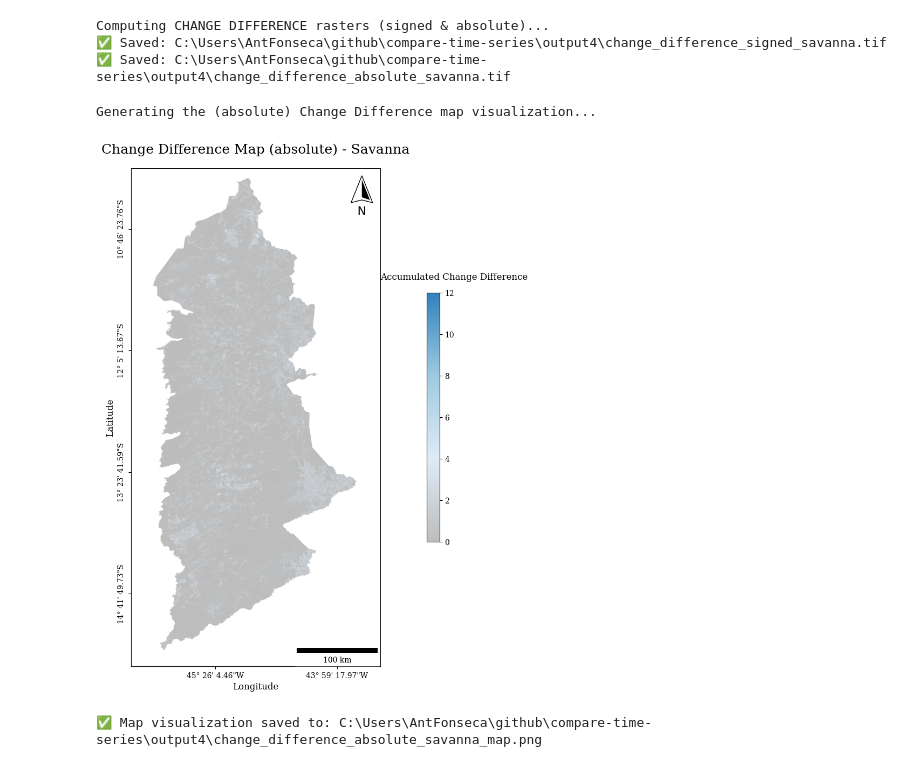
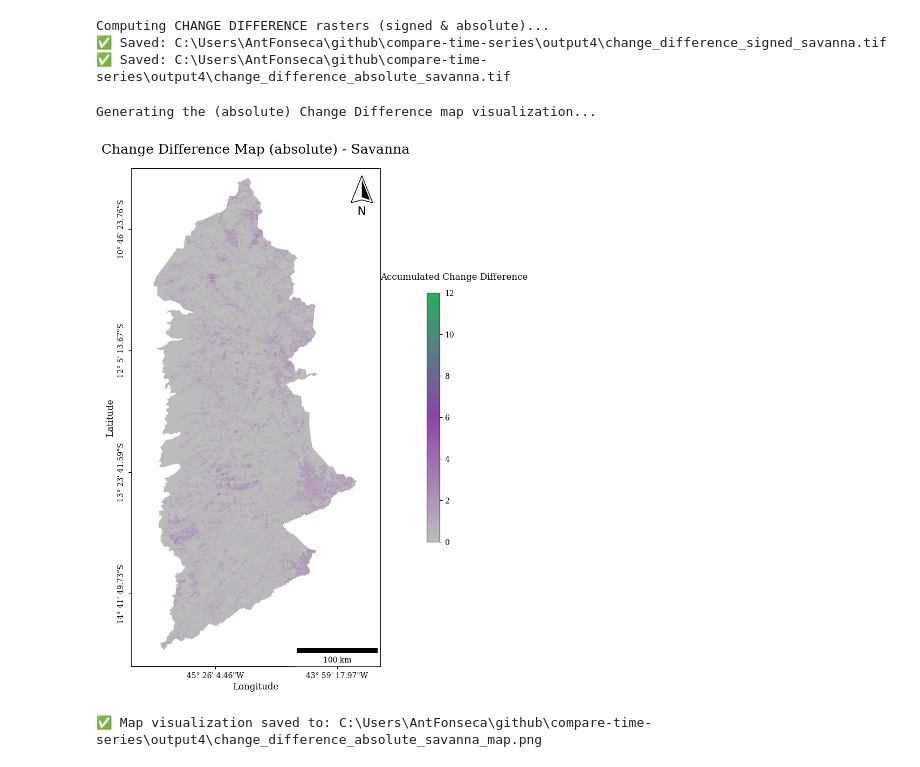
Before and after one commit to antoniovfonseca/compare-time-series, a Jupyter notebook: comparison-time-series-beta4.ipynb, the cells around one changed output. Saved outputs shown, nothing was run; the diff lists cells and outputs as text; code cells hidden in the pictures.

```diff
--- a/comparison-time-series-beta4.ipynb
+++ b/comparison-time-series-beta4.ipynb
@@ -3189,11 +3189,8 @@ Computing CHANGE DIFFERENCE rasters (signed & absolute)...
 # %%
 # =============================================================================
 # Change DIFFERENCE (absolute, Eq. 54) — 0 = gray, NoData = white
-# Colorbar outside using the same placement style as your reference cell
 # =============================================================================
 print("Generating the (absolute) Change Difference map visualization...")
-
-from mpl_toolkits.axes_grid1 import make_axes_locatable
 
 # Input raster (absolute difference over intervals)
 input_map_filename = f'change_difference_absolute_{class_name}.tif'
@@ -3218,9 +3215,9 @@ with rasterio.open(input_map_path) as src:
 # Mask NoData
 masked_map = np.ma.masked_equal(data, nodata_value)
 
-# Sequential colormap: gray -> light/dark blue; NoData = white
+# Sequential colormap: gray -> purple -> green; NoData = white
 cmap = mcolors.LinearSegmentedColormap.from_list(
-    "gray_to_blue", ["#bdbdbd", "#deebf7", "#9ecae1", "#3182bd"]
+    "gray_to_purple_green", ["#bdbdbd", "#8e44ad", "#27ae60"]
 )
 cmap.set_bad(color="white")
 
@@ -3268,11 +3265,7 @@ scalebar = ScaleBar(1/1000, units='km', length_fraction=0.4,
                     scale_formatter=lambda value, _: f"{int(value)} km")
 ax.add_artist(scalebar)
 
-# # Colorbar OUTSIDE (same placement style as your reference)
-# divider = make_axes_locatable(ax)
-# cax = divider.append_axes("right", size="3.5%", pad=0.12)
-
-# --- Create the continuous color bar ---
+# --- Colorbar (reference style) ---
 cbar = fig.colorbar(
     im,
     ax=ax,
@@ -3281,39 +3274,37 @@ cbar = fig.colorbar(
     pad=0.08,
     shrink=0.5
 )
-
 cbar.set_label(
     'Accumulated Change Difference',
     fontsize=12,
     rotation=0,
     y=1.08,
     labelpad=0
 )
 
 # Ticks: integers if binary, linear otherwise
 if is_binary_data:
-    n_int = max(0, len(time_points) - 1)          # number of intervals
-    # Per-interval |Δy-Δx| ∈ {0,1,2} → total range 0..2*n_int
-    tick_max = int(min(2*n_int, np.floor(max_val)))
+    n_int = max(0, len(time_points) - 1)              # number of intervals
+    tick_max = int(min(2 * n_int, np.floor(max_val))) # 0..2N for binary
     cbar.set_ticks(np.arange(0, tick_max + 1, max(1, tick_max // 5 or 1)))
 else:
     cbar.set_ticks(np.linspace(0, max_val, num=6))
 
 # Final styling and save
 ax.set_aspect('equal')
 ax.set_title(f'Change Difference Map (absolute) - {class_name.capitalize()}',
              fontsize=18, pad=20)
 ax.set_xlabel('Longitude', fontsize=12)
 ax.set_ylabel('Latitude', fontsize=12)
 
 output_plot_filename = f'change_difference_absolute_{class_name}_map.png'
 final_plot_path = os.path.join(output_path, output_plot_filename)
 
 plt.savefig(final_plot_path, dpi=300, bbox_inches='tight')
 plt.show()
 
 print(f"\n✅ Map visualization saved to: {final_plot_path}")
 # %% [output]
 Generating the (absolute) Change Difference map visualization...
-[figure, old version]
+[figure, new version]
 ✅ Map visualization saved to: C:\Users\AntFonseca\github\compare-time-series\output4\change_difference_absolute_savanna_map.png
```
